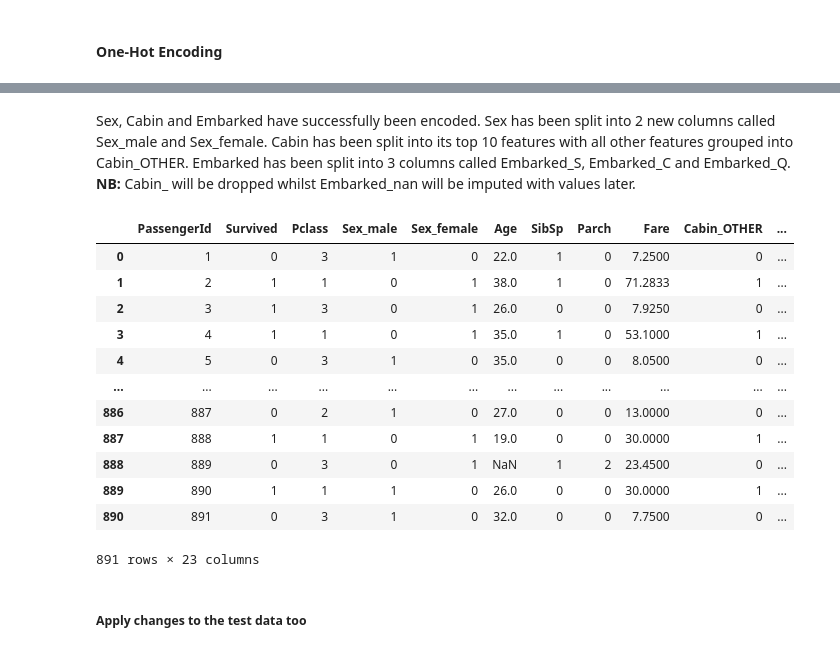
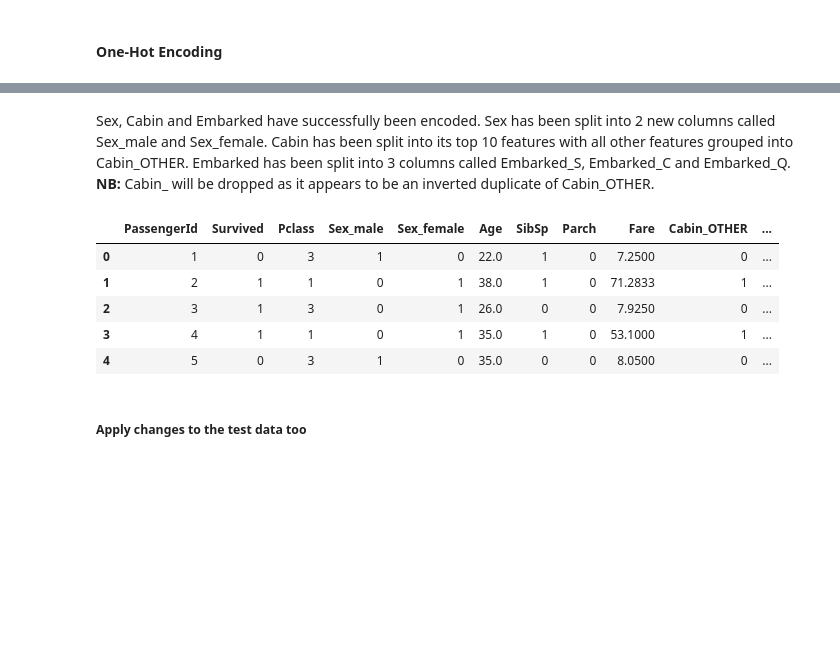
Before and after one commit to catstacks/TDADSAssignments, a Jupyter notebook: LogReg.ipynb, the cells around one changed output, grey strips where cells are left out. Saved outputs shown, nothing was run; the diff lists cells and outputs as text; code cells hidden in the pictures; blank space fills up the shorter version.

```diff
--- a/LogReg.ipynb
+++ b/LogReg.ipynb
@@ -284,24 +285,16 @@ t_df_encoded
 # %% [markdown]
 Sex, Cabin and Embarked have successfully been encoded. Sex has been split into 2 new columns called Sex_male and Sex_female. Cabin has been split into its top 10 features with all other features grouped into Cabin_OTHER. Embarked has been split into 3 columns called Embarked_S, Embarked_C and Embarked_Q.
-**NB:** Cabin_ will be dropped whilst Embarked_nan will be imputed with values later.
+**NB:** Cabin_ will be dropped as it appears to be an inverted duplicate of Cabin_OTHER.
-# %%
-# Bug: sometimes this cell only displays output properly when run twice (after previous cell is run twice)
-train_df_encoded = t_df_encoded.drop(columns=['Cabin_'])
-train_df_encoded
-# %% [output]
-|  | PassengerId | Survived | Pclass | Sex_male | Sex_female | Age | SibSp | Parch | Fare | Cabin_OTHER | ... |
-| 0 | 1 | 0 | 3 | 1 | 0 | 22.0 | 1 | 0 | 7.2500 | 0 | ... |
-| 1 | 2 | 1 | 1 | 0 | 1 | 38.0 | 1 | 0 | 71.2833 | 1 | ... |
-| 2 | 3 | 1 | 3 | 0 | 1 | 26.0 | 0 | 0 | 7.9250 | 0 | ... |
-| 3 | 4 | 1 | 1 | 0 | 1 | 35.0 | 1 | 0 | 53.1000 | 1 | ... |
-| 4 | 5 | 0 | 3 | 1 | 0 | 35.0 | 0 | 0 | 8.0500 | 0 | ... |
-| ... | ... | ... | ... | ... | ... | ... | ... | ... | ... | ... | ... |
-| 886 | 887 | 0 | 2 | 1 | 0 | 27.0 | 0 | 0 | 13.0000 | 0 | ... |
-| 887 | 888 | 1 | 1 | 0 | 1 | 19.0 | 0 | 0 | 30.0000 | 1 | ... |
-| 888 | 889 | 0 | 3 | 0 | 1 | NaN | 1 | 2 | 23.4500 | 0 | ... |
-| 889 | 890 | 1 | 1 | 1 | 0 | 26.0 | 0 | 0 | 30.0000 | 1 | ... |
-| 890 | 891 | 0 | 3 | 1 | 0 | 32.0 | 0 | 0 | 7.7500 | 0 | ... |
-891 rows × 23 columns
+# %%
+t_df_encoded = t_df_encoded.drop(columns=['Cabin_'])
+t_df_encoded.head()
+# %% [output]
+|  | PassengerId | Survived | Pclass | Sex_male | Sex_female | Age | SibSp | Parch | Fare | Cabin_OTHER | ... |
+| 0 | 1 | 0 | 3 | 1 | 0 | 22.0 | 1 | 0 | 7.2500 | 0 | ... |
+| 1 | 2 | 1 | 1 | 0 | 1 | 38.0 | 1 | 0 | 71.2833 | 1 | ... |
+| 2 | 3 | 1 | 3 | 0 | 1 | 26.0 | 0 | 0 | 7.9250 | 0 | ... |
+| 3 | 4 | 1 | 1 | 0 | 1 | 35.0 | 1 | 0 | 53.1000 | 1 | ... |
+| 4 | 5 | 0 | 3 | 1 | 0 | 35.0 | 0 | 0 | 8.0500 | 0 | ... |
 # %% [markdown]
 ##### Apply changes to the test data too
 # %%
```
Also changed, not shown: parts of 14 cells of this notebook.
